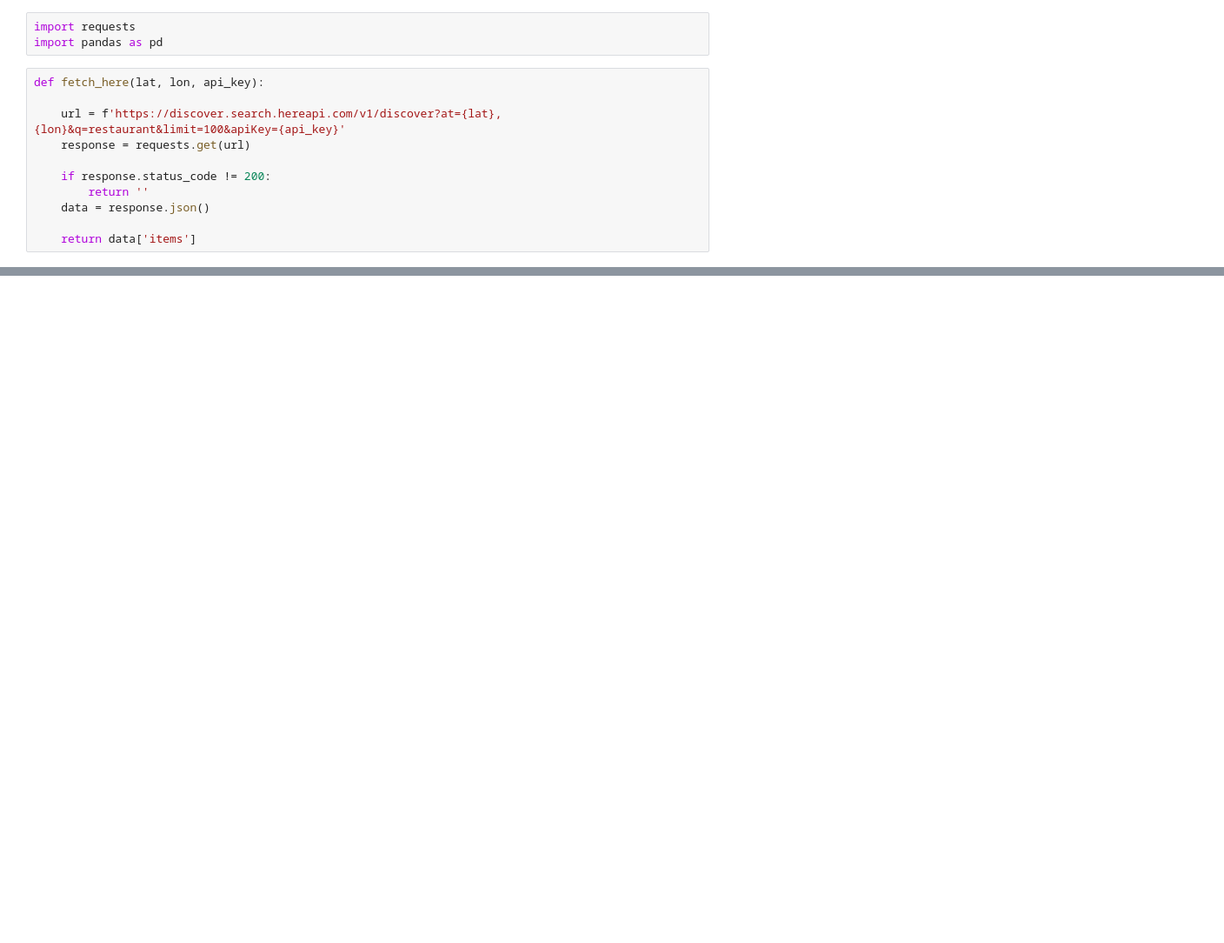
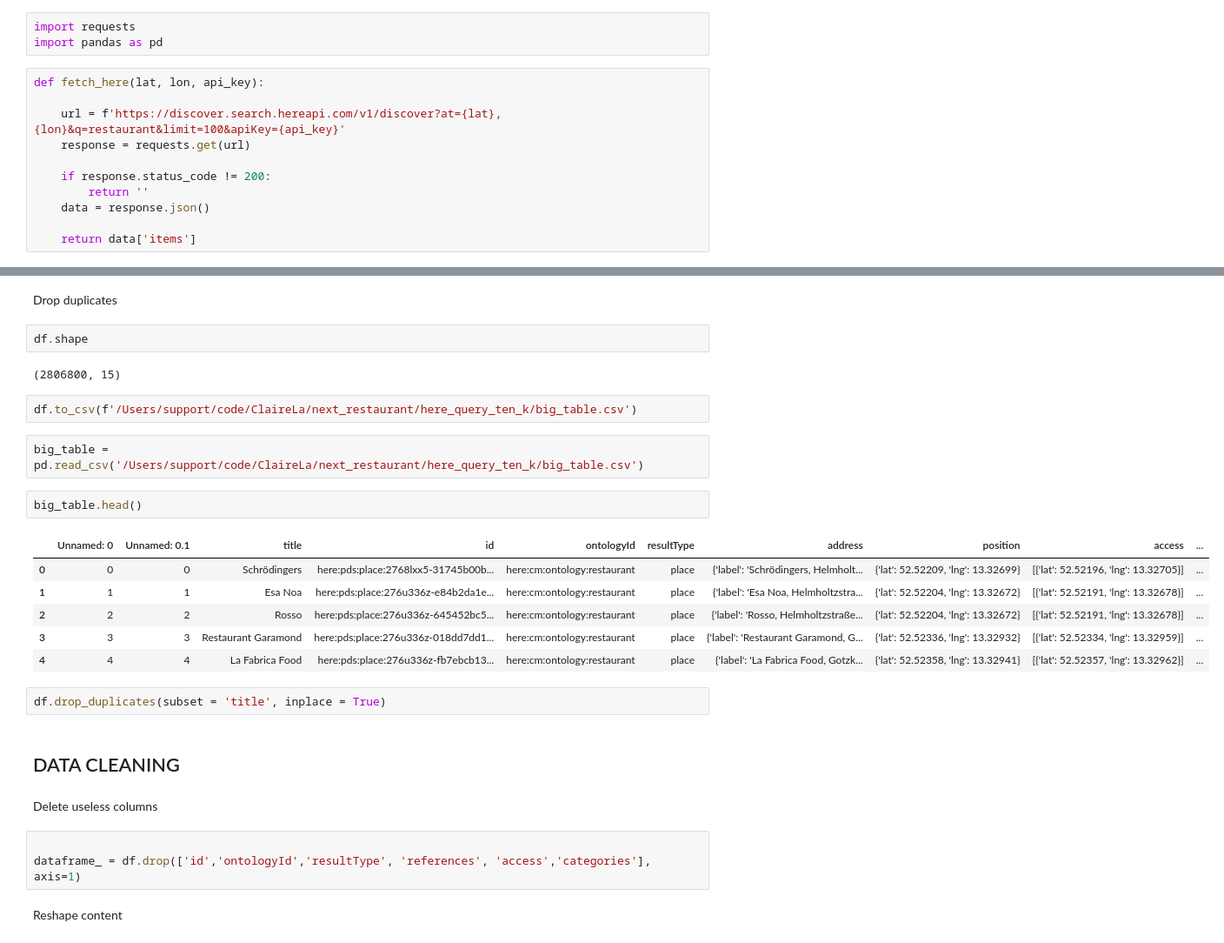
Before and after one commit to shanudengre82/next_restaurant, a Jupyter notebook: notebooks/HERE API.ipynb, the cells around one changed output, grey strips where cells are left out. Shown: that part at 87% size. Cells and saved outputs as stored; diff of their text form; blank space fills up the shorter version.

```diff
--- a/notebooks/HERE API.ipynb
+++ b/notebooks/HERE API.ipynb
@@ -227,0 +95,30 @@ Index(['restaurant_name', 'distance', 'chains', 'lat', 'lon', 'full_address',
+# %% [markdown]
+Drop duplicates
+# %%
+df.shape
+# %% [output]
+(2806800, 15)
+# %%
+df.to_csv(f'/Users/support/code/ClaireLa/next_restaurant/here_query_ten_k/big_table.csv')
+# %%
+big_table = pd.read_csv('/Users/support/code/ClaireLa/next_restaurant/here_query_ten_k/big_table.csv')
+# %%
+big_table.head()
+# %% [output]
+|  | Unnamed: 0 | Unnamed: 0.1 | title | id | ontologyId | resultType | address | position | access | ... |
+| 0 | 0 | 0 | Schrödingers | here:pds:place:2768lxx5-31745b00b... | here:cm:ontology:restaurant | place | {'label': 'Schrödingers, Helmholt... | {'lat': 52.52209, 'lng': 13.32699} | [{'lat': 52.52196, 'lng': 13.32705}] | ... |
+| 1 | 1 | 1 | Esa Noa | here:pds:place:276u336z-e84b2da1e... | here:cm:ontology:restaurant | place | {'label': 'Esa Noa, Helmholtzstra... | {'lat': 52.52204, 'lng': 13.32672} | [{'lat': 52.52191, 'lng': 13.32678}] | ... |
+| 2 | 2 | 2 | Rosso | here:pds:place:276u336z-645452bc5... | here:cm:ontology:restaurant | place | {'label': 'Rosso, Helmholtzstraße... | {'lat': 52.52204, 'lng': 13.32672} | [{'lat': 52.52191, 'lng': 13.32678}] | ... |
+| 3 | 3 | 3 | Restaurant Garamond | here:pds:place:276u336z-018dd7dd1... | here:cm:ontology:restaurant | place | {'label': 'Restaurant Garamond, G... | {'lat': 52.52336, 'lng': 13.32932} | [{'lat': 52.52334, 'lng': 13.32959}] | ... |
+| 4 | 4 | 4 | La Fabrica Food | here:pds:place:276u336z-fb7ebcb13... | here:cm:ontology:restaurant | place | {'label': 'La Fabrica Food, Gotzk... | {'lat': 52.52358, 'lng': 13.32941} | [{'lat': 52.52357, 'lng': 13.32962}] | ... |
+# %%
+df.drop_duplicates(subset = 'title', inplace = True)
+# %% [markdown]
+## DATA CLEANING
+# %% [markdown]
+Delete useless columns
+# %%
+
+dataframe_ = df.drop(['id','ontologyId','resultType', 'references', 'access','categories'], axis=1)
+# %% [markdown]
+Reshape content
```
Also changed, not shown: parts of 45 cells of this notebook, 3 other files.
